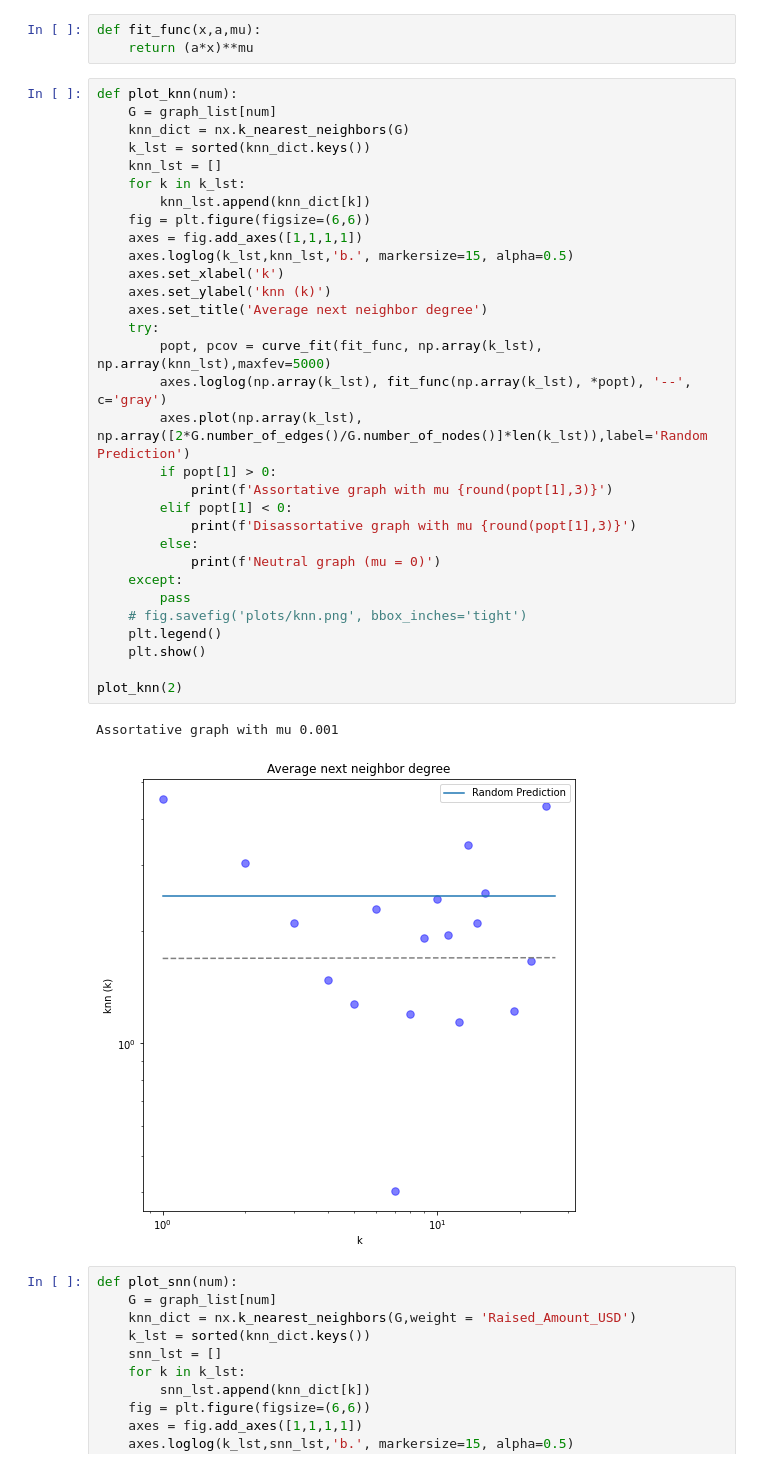
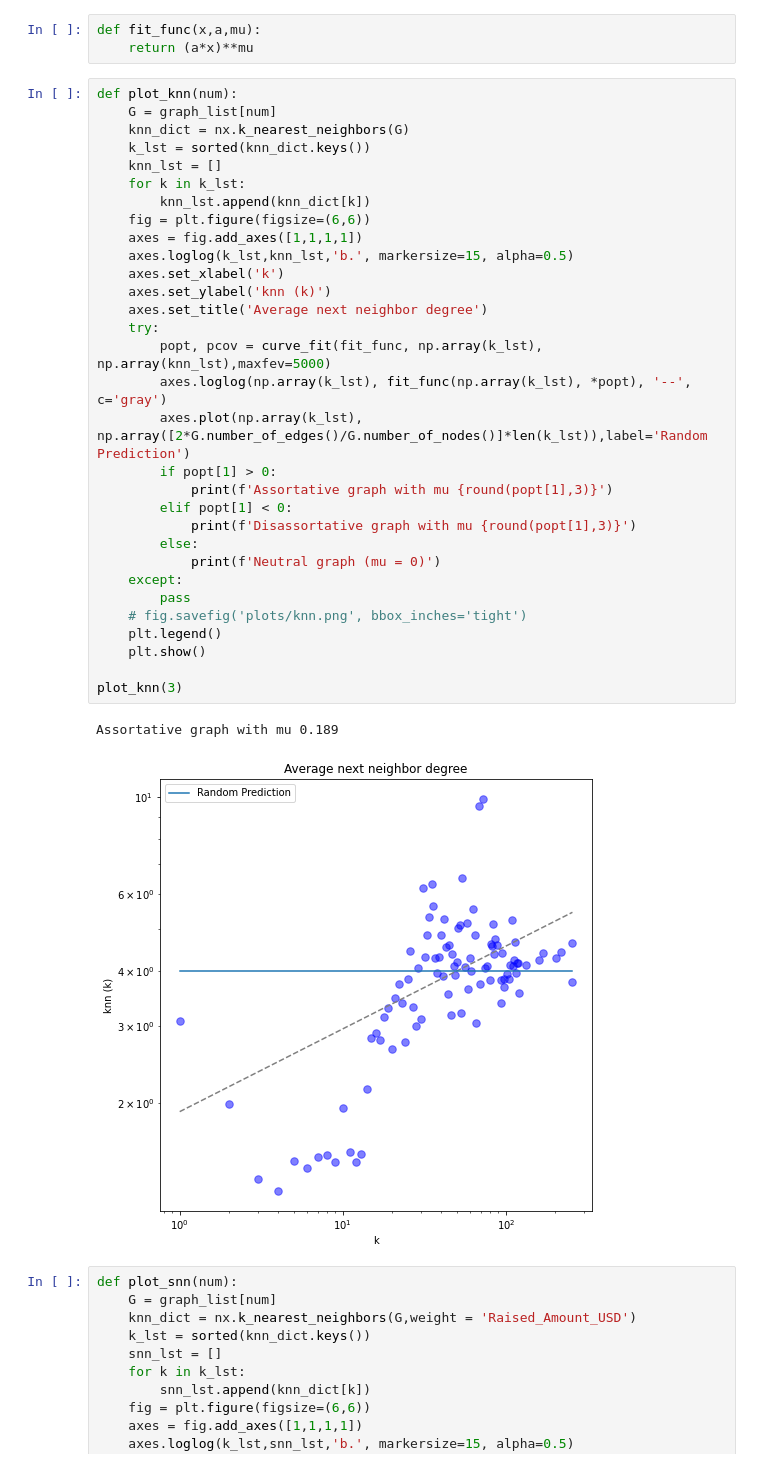
Before and after one commit to omeryefet/Complex_Networks, a Jupyter notebook: Project2022.ipynb, the cells around one changed output. Drawn from its saved outputs; the diff is of its cells as text.

```diff
--- a/Project2022.ipynb
+++ b/Project2022.ipynb
@@ -473,36 +471,36 @@ def fit_func(x,a,mu):
 def plot_knn(num):
     G = graph_list[num]
     knn_dict = nx.k_nearest_neighbors(G)
     k_lst = sorted(knn_dict.keys())
     knn_lst = []
     for k in k_lst:
         knn_lst.append(knn_dict[k])
     fig = plt.figure(figsize=(6,6))
     axes = fig.add_axes([1,1,1,1])
     axes.loglog(k_lst,knn_lst,'b.', markersize=15, alpha=0.5)
     axes.set_xlabel('k')
     axes.set_ylabel('knn (k)')
     axes.set_title('Average next neighbor degree')
     try:
         popt, pcov = curve_fit(fit_func, np.array(k_lst), np.array(knn_lst),maxfev=5000)
         axes.loglog(np.array(k_lst), fit_func(np.array(k_lst), *popt), '--', c='gray')
         axes.plot(np.array(k_lst), np.array([2*G.number_of_edges()/G.number_of_nodes()]*len(k_lst)),label='Random Prediction')
         if popt[1] > 0:
             print(f'Assortative graph with mu {round(popt[1],3)}')
         elif popt[1] < 0:
             print(f'Disassortative graph with mu {round(popt[1],3)}')
         else:
             print(f'Neutral graph (mu = 0)')
     except:
         pass
     # fig.savefig('plots/knn.png', bbox_inches='tight')
     plt.legend()
     plt.show()
 
-plot_knn(2)
+plot_knn(3)
 # %% [output]
-Assortative graph with mu 0.001
+Assortative graph with mu 0.189
-[figure, old version]
+[figure, new version]
 # %%
 def plot_snn(num):
     G = graph_list[num]
```
Also changed, not shown: parts of 18 cells of this notebook, 9 other files.
